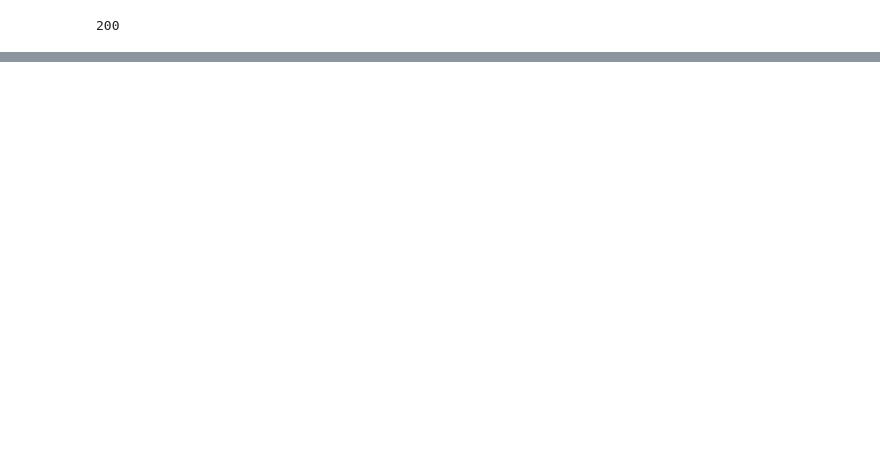
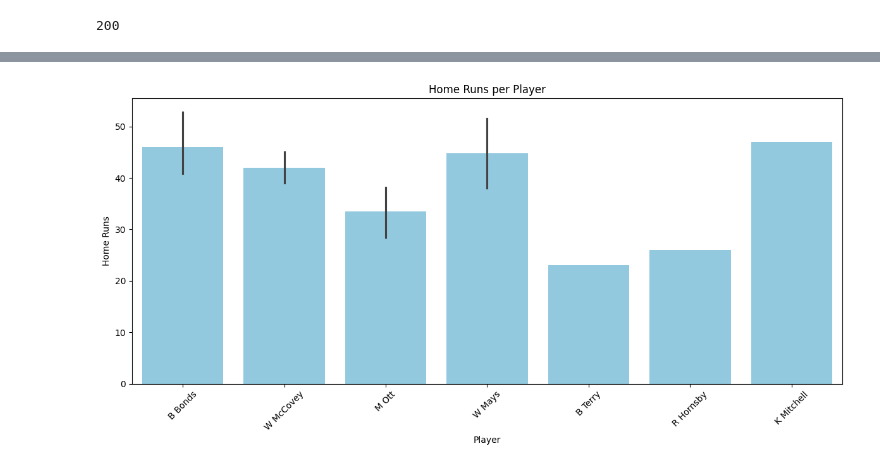
Before and after one commit to 4GeeksAcademy/aaronmatthews4-web-scraping-project-tutorial, a Jupyter notebook: src/explore.ipynb, the cells around one changed output, grey strips where cells are left out. Saved outputs shown, nothing was run; the diff lists cells and outputs as text; code cells hidden in the pictures; blank space fills up the shorter version.

```diff
--- a/src/explore.ipynb
+++ b/src/explore.ipynb
@@ -327,0 +122,23 @@ df
+# %%
+import pandas as pd
+import matplotlib.pyplot as plt
+import seaborn as sns
+
+df['HR'] = pd.to_numeric(df['HR'], errors='coerce')
+df['RBI'] = pd.to_numeric(df['RBI'], errors='coerce')
+
+
+df.dropna(subset=['PLAYER', 'HR', 'RBI'], inplace=True)
+# %%
+# Bar Plot: Total Home Runs per Player
+
+plt.figure(figsize=(12, 6))
+sns.barplot(data=df, x='PLAYER', y='HR', color='skyblue')
+plt.title('Home Runs per Player')
+plt.xlabel('Player')
+plt.ylabel('Home Runs')
+plt.xticks(rotation=45)
+plt.tight_layout()
+plt.show()
+# %% [output]
+[figure, added]
```
Also changed, not shown: parts of 12 cells of this notebook, 2 other files.
